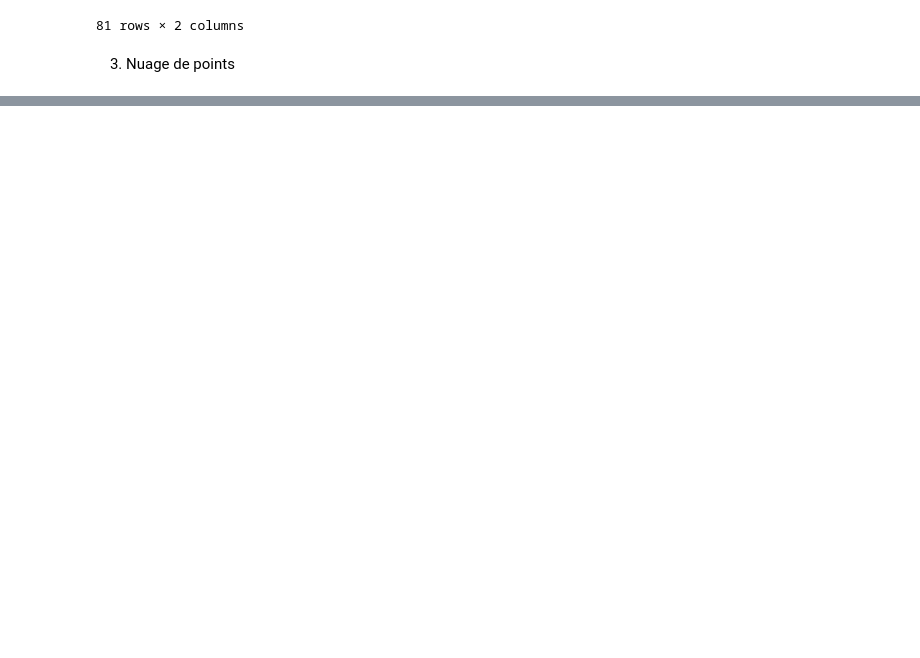
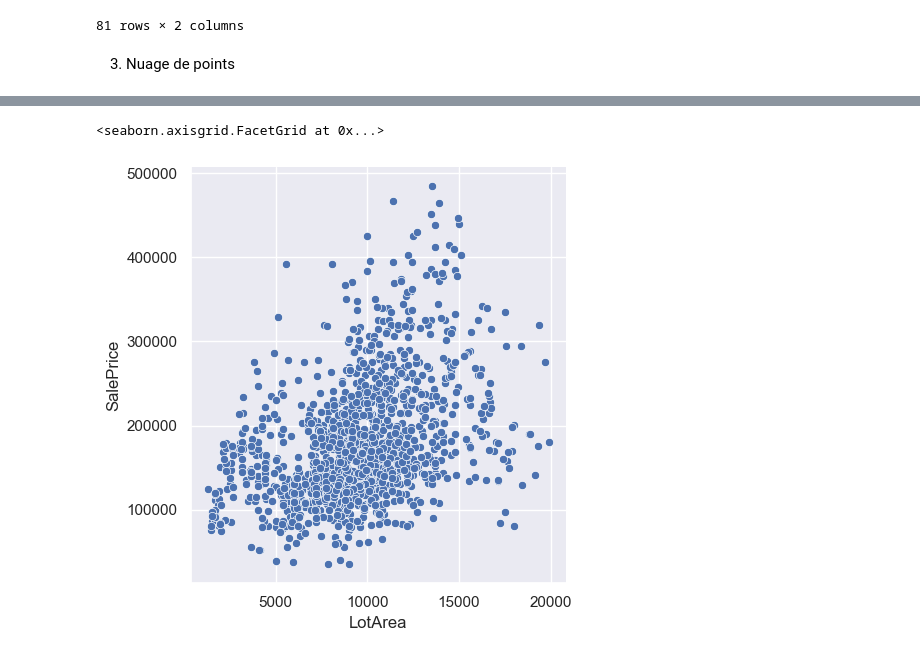
Before and after one commit to Amine-Alami/H3Python, a Jupyter notebook: Data_Visualisation_Statistiques.ipynb, the cells around one changed output, grey strips where cells are left out. Drawn from its saved outputs; the diff is of its cells as text; code cells hidden in the pictures; blank space fills up the shorter version.

```diff
--- a/Data_Visualisation_Statistiques.ipynb
+++ b/Data_Visualisation_Statistiques.ipynb
@@ -37,0 +46,8 @@ sns.load_dataset()
+# %%
+sns.relplot(
+    data=housePr[(housePr['LotArea'] < 20000) & (housePr['SalePrice'] < 500000)],
+    x="LotArea", y="SalePrice"
+)
+# %% [output]
+<seaborn.axisgrid.FacetGrid at 0x...>
+[figure, added]
```
Also changed, not shown: parts of 7 cells of this notebook.
